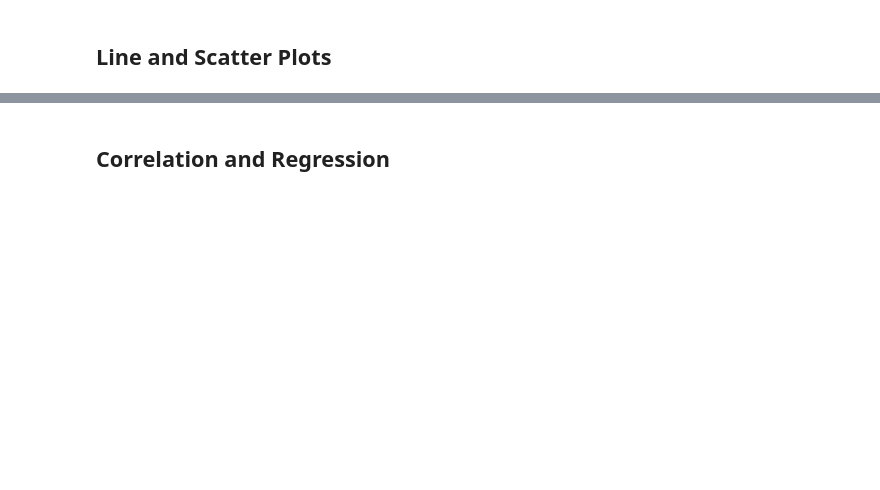
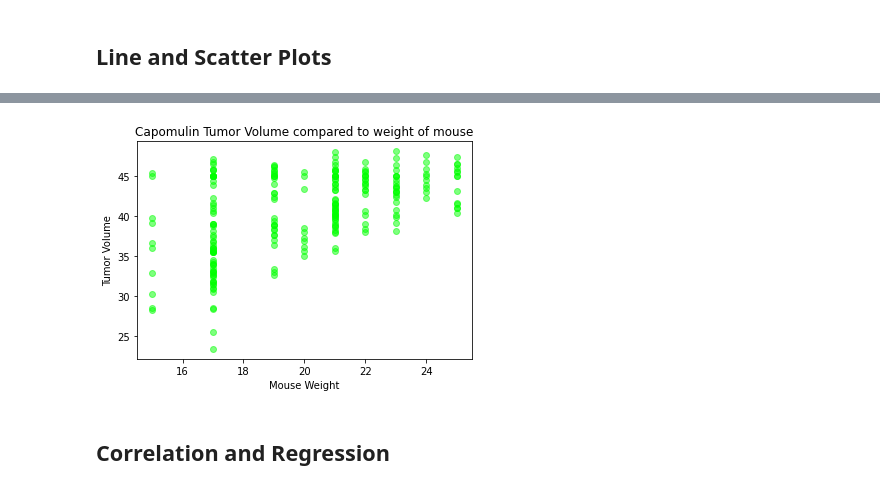
Before and after one commit to 22bipp22/matplotlib-challenge, a Jupyter notebook: Pymaceuticals/pymaceuticals_starter.ipynb, the cells around one changed output, grey strips where cells are left out. Cells and saved outputs as stored; diff of their text form; code cells hidden in the pictures; blank space fills up the shorter version.

```diff
--- a/Pymaceuticals/pymaceuticals_starter.ipynb
+++ b/Pymaceuticals/pymaceuticals_starter.ipynb
@@ -301,4 +307,15 @@ plt.show()
 # %%
 # Generate a scatter plot of mouse weight versus average tumor volume for the Capomulin regimen
+x_axis = capomulin_data["Weight (g)"]
+tumor_vol = capomulin_data["Tumor Volume (mm3)"]
+
+plt.title("Capomulin Tumor Volume compared to weight of mouse")
+plt.xlabel("Mouse Weight")
+plt.ylabel("Tumor Volume")
+
+plt.scatter(x_axis,tumor_vol, marker = 'o', color = 'lime', alpha = .5)
+plt.show()
+# %% [output]
+[figure, added]
 # %% [markdown]
 ## Correlation and Regression
```
Also changed, not shown: parts of 8 cells of this notebook, 1 other file.
